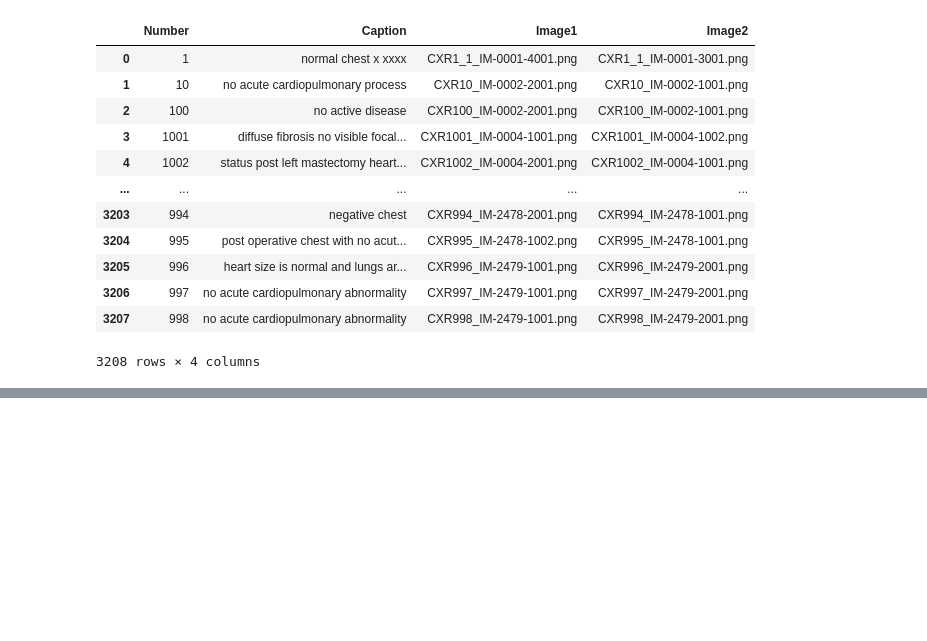
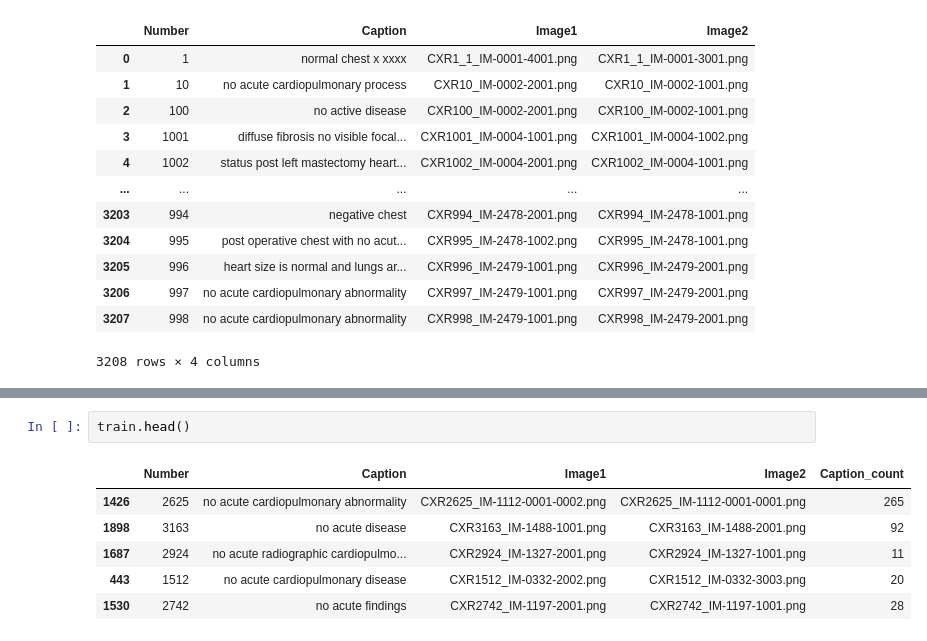
Before and after one commit to vspvikram/AML_project, a Jupyter notebook: AML_project_1.ipynb, the cells around one changed output, grey strips where cells are left out. Drawn from its saved outputs; the diff is of its cells as text; blank space fills up the shorter version.

```diff
--- a/AML_project_1.ipynb
+++ b/AML_project_1.ipynb
@@ -206,0 +228,9 @@ Test shape:  (641, 5)
+# %%
+train.head()
+# %% [output]
+|  | Number | Caption | Image1 | Image2 | Caption_count |
+| 1426 | 2625 | no acute cardiopulmonary abnormality | CXR2625_IM-1112-0001-0002.png | CXR2625_IM-1112-0001-0001.png | 265 |
+| 1898 | 3163 | no acute disease | CXR3163_IM-1488-1001.png | CXR3163_IM-1488-2001.png | 92 |
+| 1687 | 2924 | no acute radiographic cardiopulmo... | CXR2924_IM-1327-2001.png | CXR2924_IM-1327-1001.png | 11 |
+| 443 | 1512 | no acute cardiopulmonary disease | CXR1512_IM-0332-2002.png | CXR1512_IM-0332-3003.png | 20 |
+| 1530 | 2742 | no acute findings | CXR2742_IM-1197-2001.png | CXR2742_IM-1197-1001.png | 28 |
```
Also changed, not shown: parts of 32 cells of this notebook.
